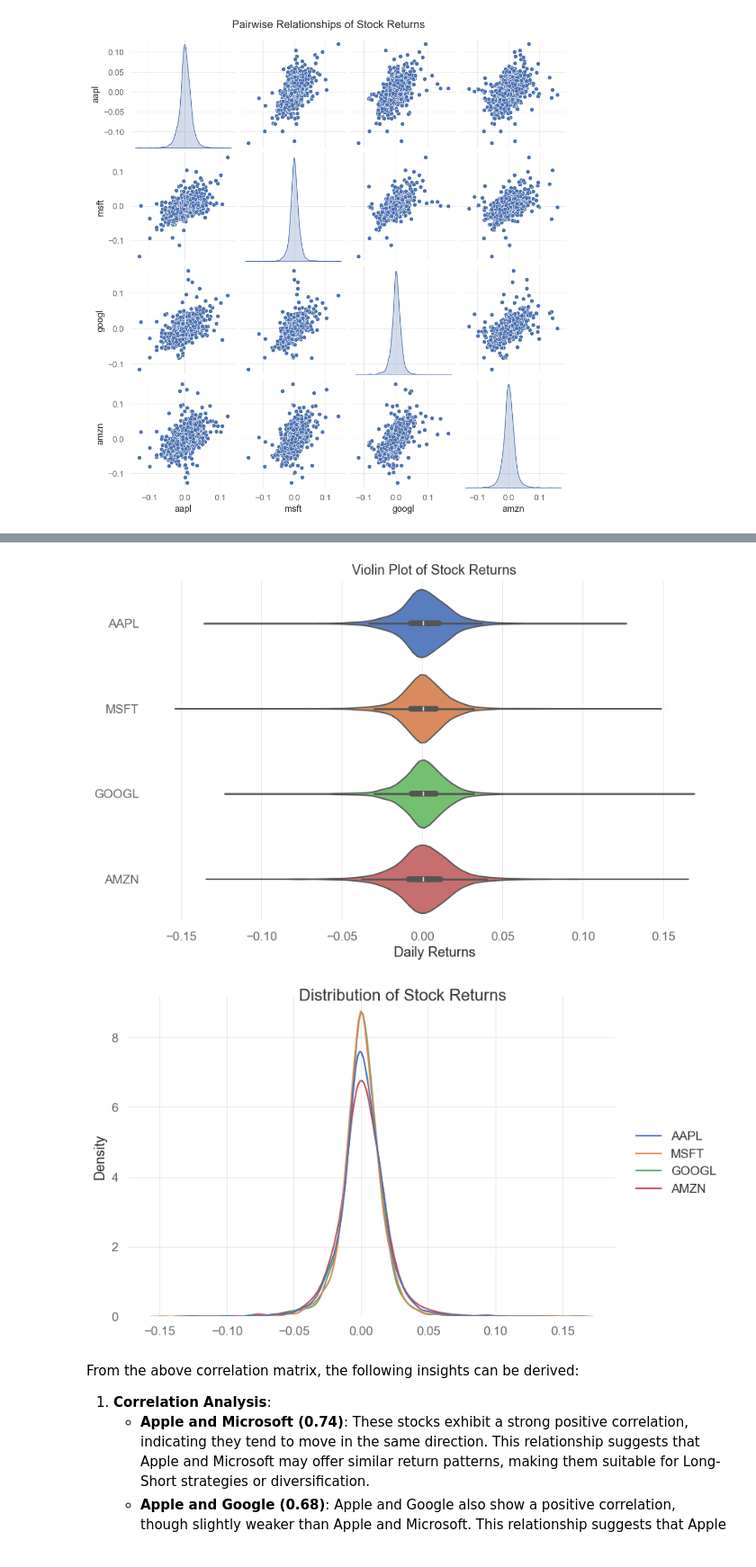
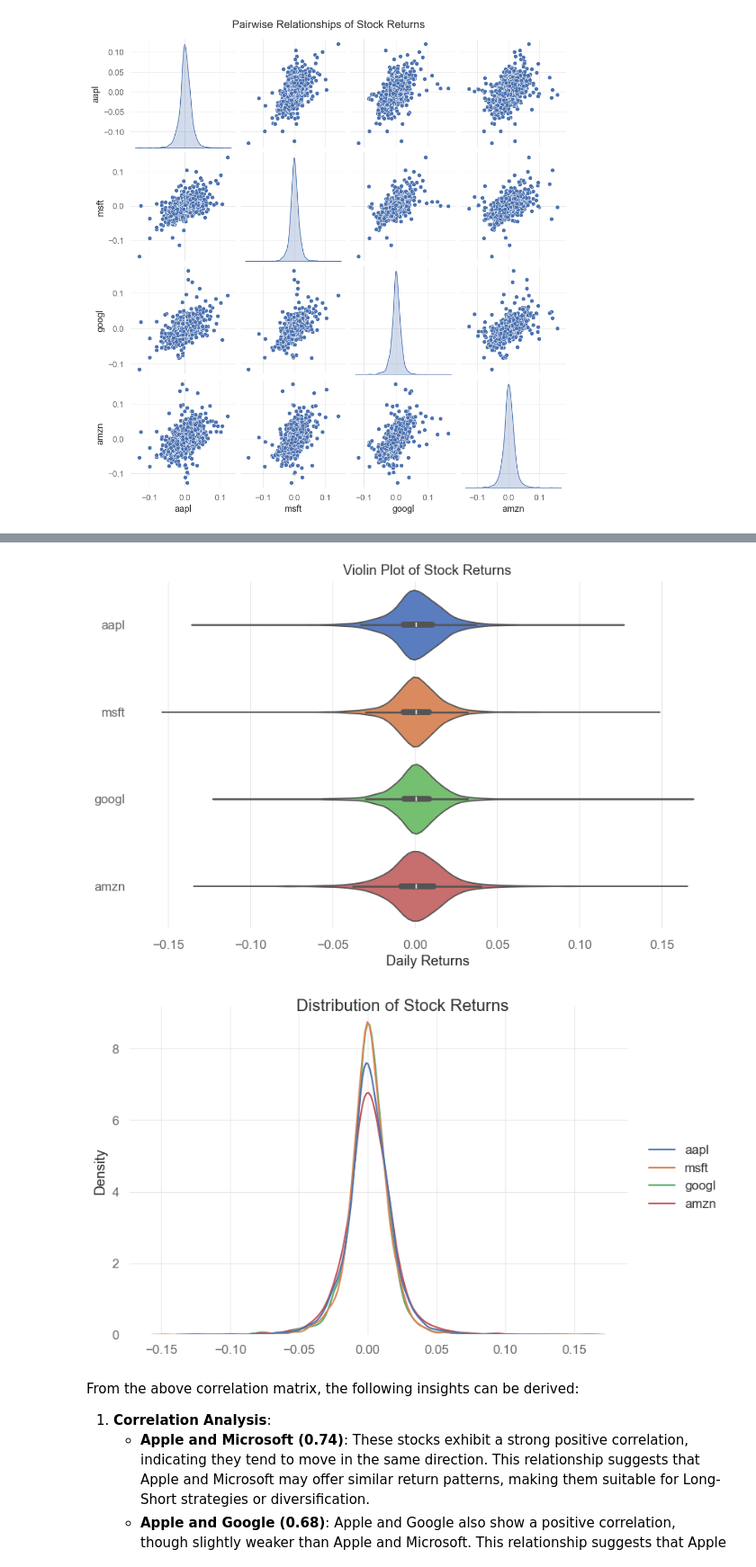
Before and after one commit to TeslimAdeyanju/6-Portfolio-Exploring-Financial-Market-Trends-Analysis, a Jupyter notebook: Exploring-Financia-Market-Analysis.ipynb, the cells around one changed output, grey strips where cells are left out. Shown at 90% size. Cells and saved outputs as stored; diff of their text form; code cells hidden in the pictures.

```diff
--- a/Exploring-Financia-Market-Analysis.ipynb
+++ b/Exploring-Financia-Market-Analysis.ipynb
@@ -723,17 +727,17 @@ plt.show()
 # %%
 plt.figure(figsize=(10, 6))
-sns.violinplot(data=stock_returns, orient='h', palette='muted')
+sns.violinplot(data=combined_stock_returns, orient='h', palette='muted')
 plt.title("Violin Plot of Stock Returns")
 plt.xlabel("Daily Returns")
 plt.show()
 # %% [output]
-[figure, old version]
+[figure, new version]
 # %%
-sns.displot(stock_returns, kind="kde", facet_kws={'sharex': False, 'sharey': False}, height=5, aspect=1.5)
+sns.displot(combined_stock_returns, kind="kde", facet_kws={'sharex': False, 'sharey': False}, height=5, aspect=1.5)
 plt.suptitle("Distribution of Stock Returns")
 plt.show()
 # %% [output]
-[figure, old version]
+[figure, new version]
 # %% [markdown]
 From the above correlation matrix, the following insights can be derived:
 
```
Also changed, not shown: parts of 27 cells of this notebook.
